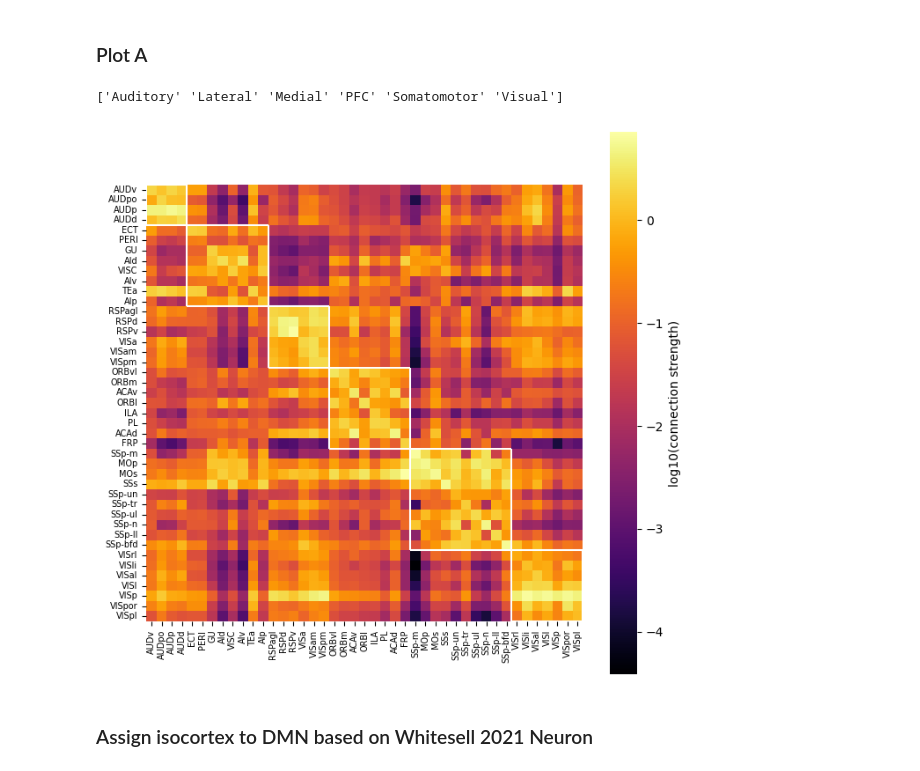
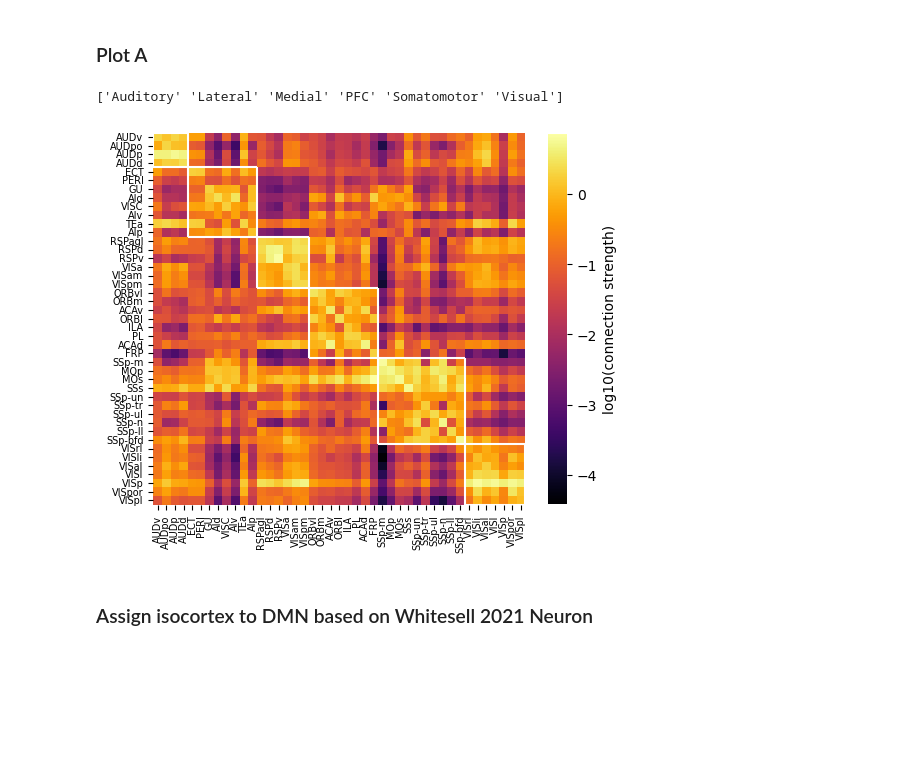
Before and after one commit to LindenParkesLab/nctpy, a Jupyter notebook: scripts/path_a_control_energy_directed.ipynb, the cells around one changed output. Cells and saved outputs as stored; diff of their text form; code cells hidden in the pictures; blank space fills up the shorter version.

Commit message:
updated figure

```diff
--- a/scripts/path_a_control_energy_directed.ipynb
+++ b/scripts/path_a_control_energy_directed.ipynb
@@ -83,17 +83,18 @@ print(region_class)
 ### Plot A
 # %%
 # plot A matrix
-f, ax = plt.subplots(figsize=(8, 8))
+f, ax = plt.subplots(figsize=(6, 6))
 sns.heatmap(np.log10(A), ax=ax, square=True, cmap='inferno',
             xticklabels=region_class.Region, yticklabels=region_class.Region,
-            cbar_kws={'label': 'log10(connection strength)'})
+            cbar_kws={'label': 'log10(connection strength)', 'shrink': 0.8})
 ax.set_xticklabels(ax.get_xmajorticklabels(), fontsize=7)
 ax.set_yticklabels(ax.get_ymajorticklabels(), fontsize=7)
 add_module_lines(region_class['Isocortex_modules'], ax)
+f.savefig(os.path.join(resultsdir, 'mouse_connectome.png'), dpi=600, bbox_inches='tight', pad_inches=0.01)
 plt.show()
 # %% [output]
 ['Auditory' 'Lateral' 'Medial' 'PFC' 'Somatomotor' 'Visual']
-[figure, old version]
+[figure, new version]
 # %% [markdown]
 ### Assign isocortex to DMN based on Whitesell 2021 Neuron
 # %%
```
